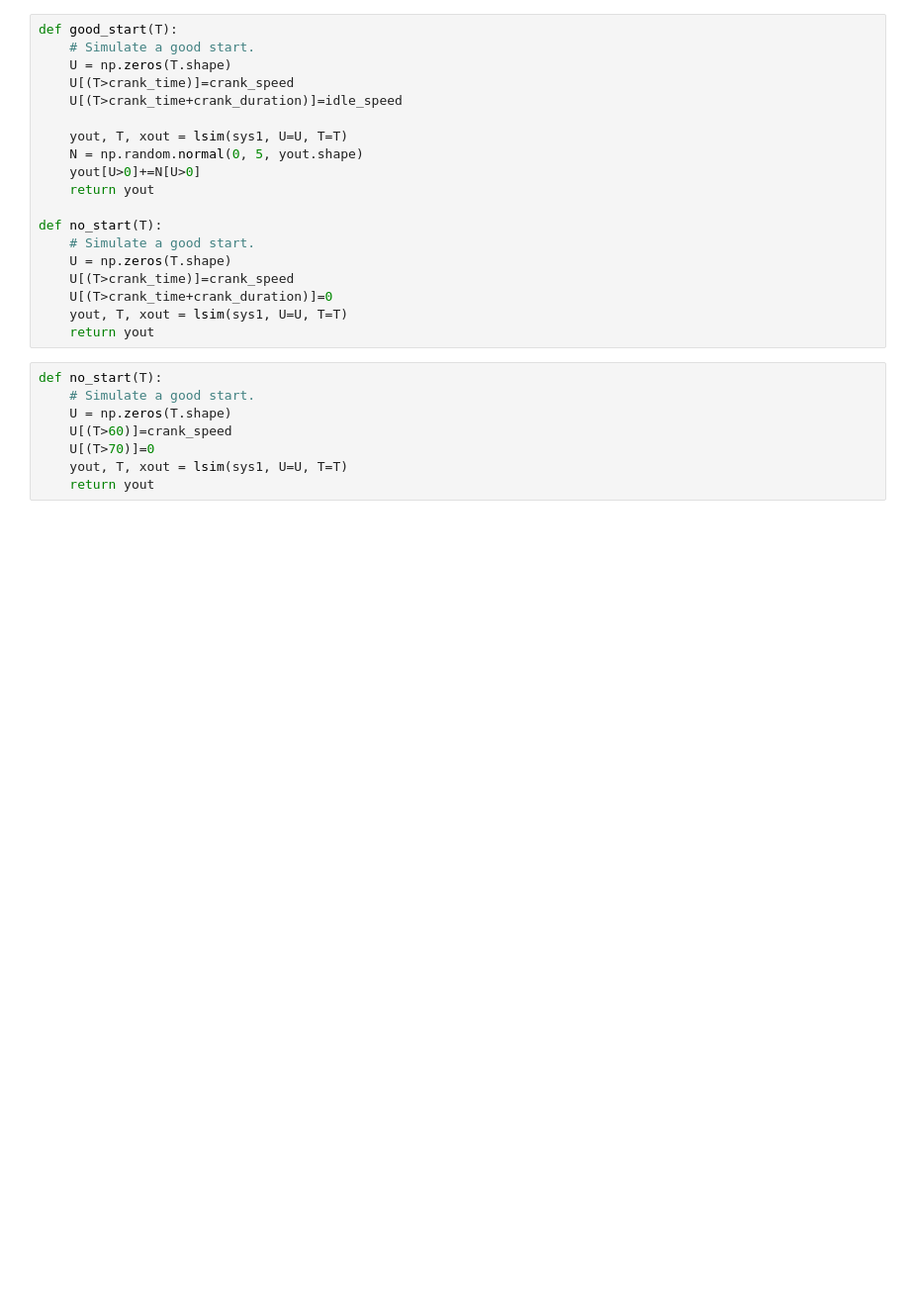
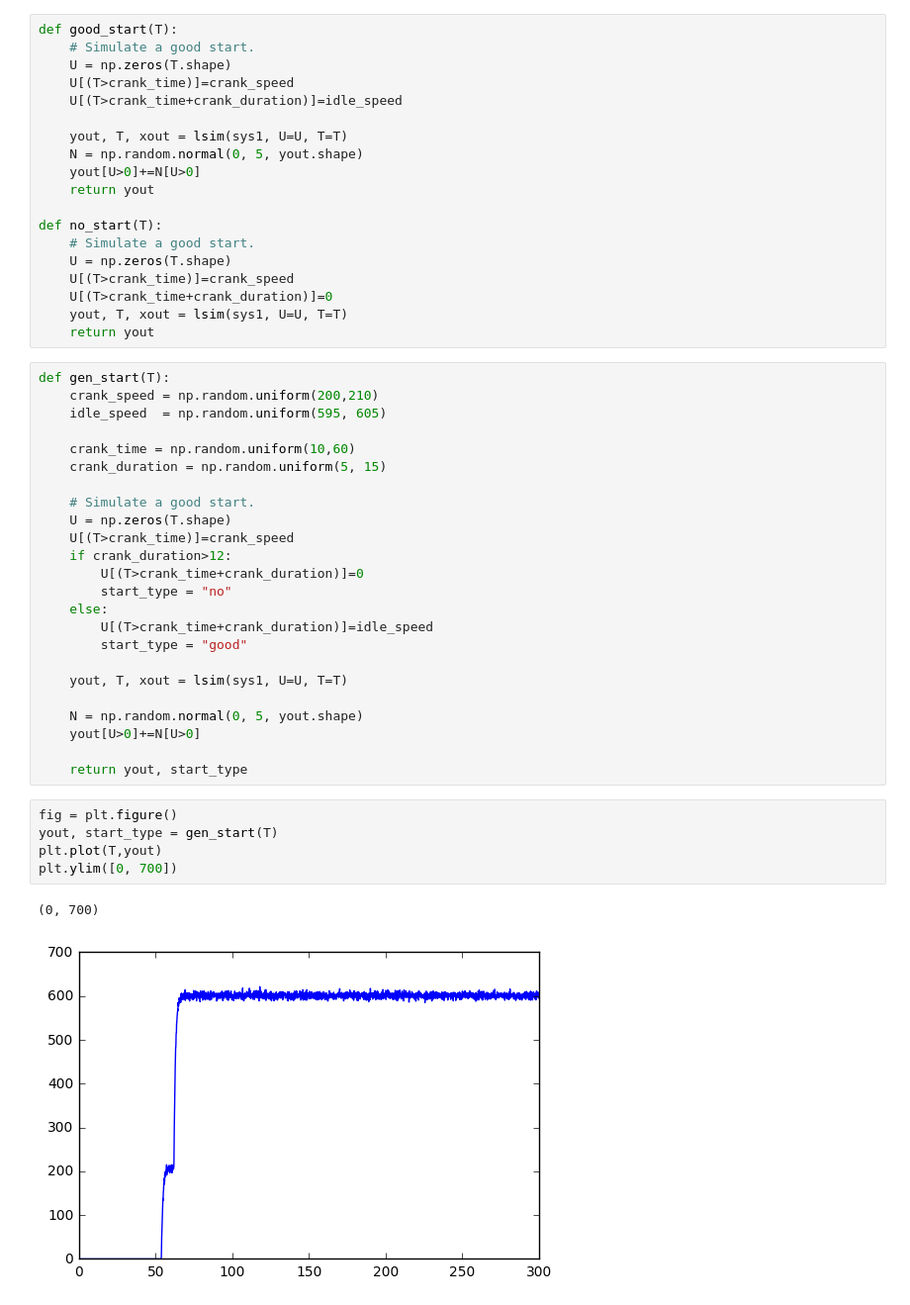
Before and after one commit to dapperfu/NeuralNetWork, a Jupyter notebook: Start_Classifier/01 - Generate Start Data-Copy1.ipynb, the cells around one changed output. Shown at 99% size. Drawn from its saved outputs; the diff is of its cells as text; blank space fills up the shorter version.

```diff
--- a/Start_Classifier/01 - Generate Start Data-Copy1.ipynb
+++ b/Start_Classifier/01 - Generate Start Data-Copy1.ipynb
@@ -91,10 +91,34 @@ def no_start(T):
     yout, T, xout = lsim(sys1, U=U, T=T)
     return yout
 # %%
-def no_start(T):
+def gen_start(T):
+    crank_speed = np.random.uniform(200,210)
+    idle_speed  = np.random.uniform(595, 605)
+
+    crank_time = np.random.uniform(10,60)
+    crank_duration = np.random.uniform(5, 15)
+
     # Simulate a good start.
     U = np.zeros(T.shape)
-    U[(T>60)]=crank_speed
-    U[(T>70)]=0
+    U[(T>crank_time)]=crank_speed
+    if crank_duration>12:
+        U[(T>crank_time+crank_duration)]=0
+        start_type = "no"
+    else:
+        U[(T>crank_time+crank_duration)]=idle_speed
+        start_type = "good"
+
     yout, T, xout = lsim(sys1, U=U, T=T)
-    return yout
+
+    N = np.random.normal(0, 5, yout.shape)
+    yout[U>0]+=N[U>0]
+
+    return yout, start_type
+# %%
+fig = plt.figure()
+yout, start_type = gen_start(T)
+plt.plot(T,yout)
+plt.ylim([0, 700])
+# %% [output]
+(0, 700)
+[figure, added]
```
Also changed, not shown: parts of 3 cells of this notebook.
